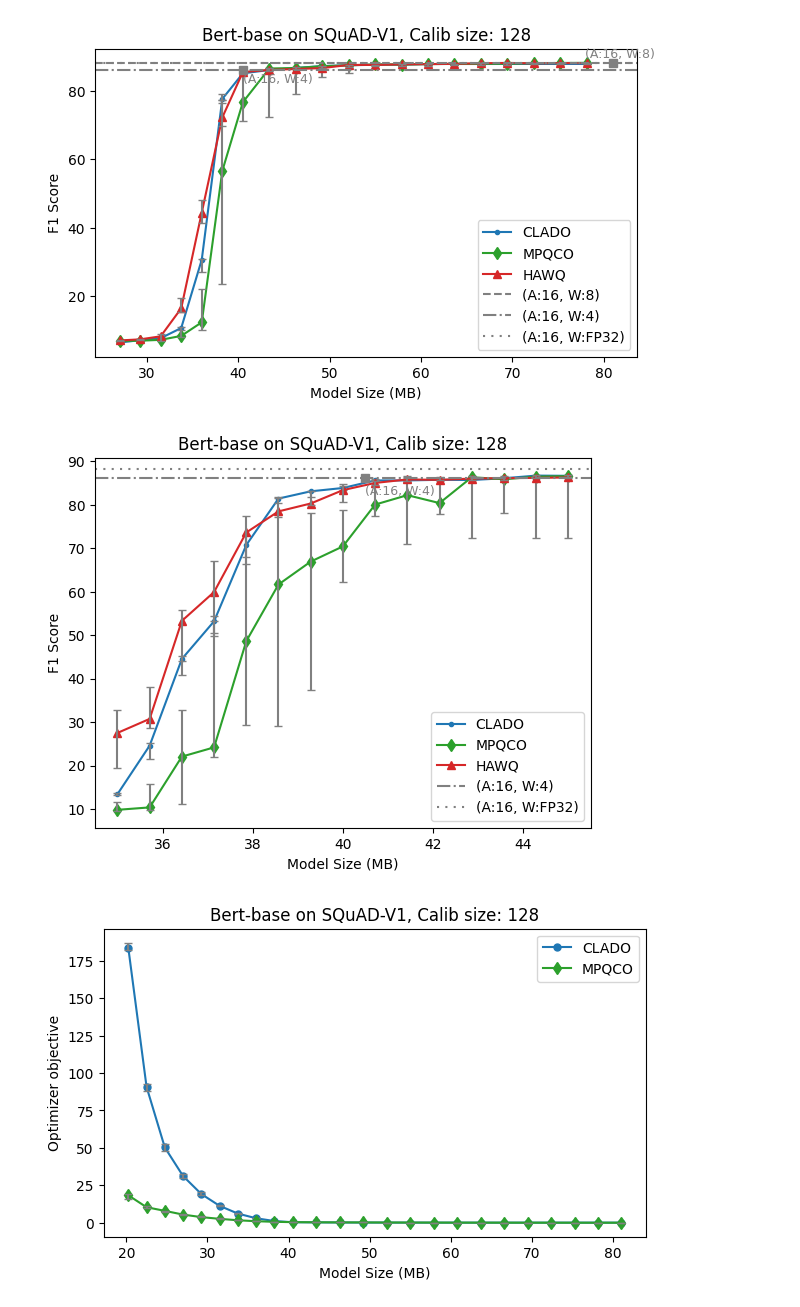
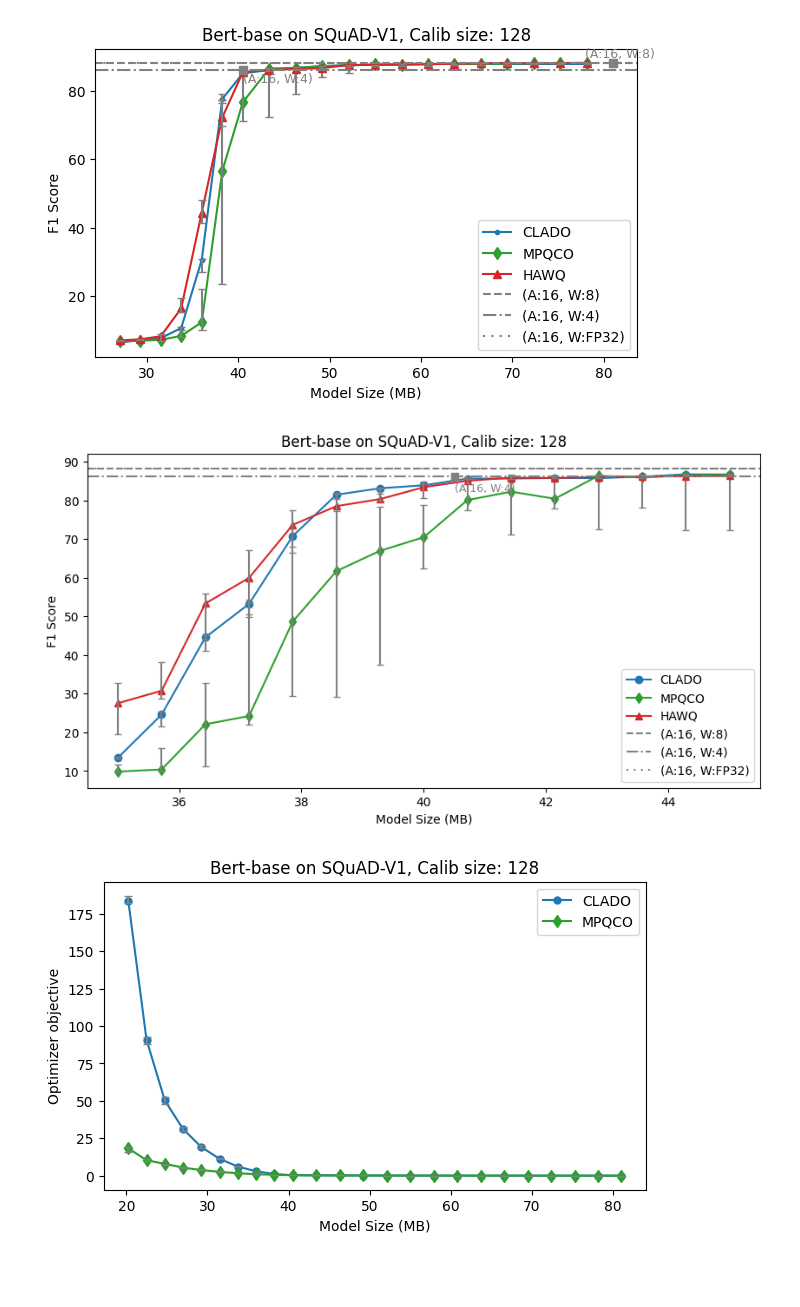
Before and after one commit to JamesTuna/CLADO_MPQ, a Jupyter notebook: bert/CLADO_multiWeight_bert-base.ipynb, the cells around one changed output. Saved outputs shown, nothing was run; the diff lists cells and outputs as text; code cells hidden in the pictures; blank space fills up the shorter version.

Commit message:
updated figures for bert

```diff
--- a/bert/CLADO_multiWeight_bert-base.ipynb
+++ b/bert/CLADO_multiWeight_bert-base.ipynb
@@ -702,43 +702,43 @@ y_error_naive = [y_errormin_naive, y_errormax_naive]
 y_error_mpqco = [y_errormin_mpqco, y_errormax_mpqco]
 y_error_hawq = [y_errormin_hawq, y_errormax_hawq]
 
-#plt.rcParams['figure.figsize'] = (10,5)
+plt.rcParams['figure.figsize'] = (10,5)
 
-plt.plot(xs, np.quantile(f1_clado, 0.5, axis=0), marker='.', label=f'CLADO', color='#1f77b4')
+plt.plot(xs, np.quantile(f1_clado, 0.5, axis=0), marker='o', label=f'CLADO', color='#1f77b4')
 plt.errorbar(xs, np.quantile(f1_clado, 0.5, axis=0), yerr = y_error_clado, linestyle = 'None', ecolor='gray', capsize=3)
 # plt.plot(xs, np.quantile(f1_naive, 0.5, axis=0), marker='x', label=f'NAIVE', color='#ff7f0e')
 # plt.errorbar(xs, np.quantile(f1_naive, 0.5, axis=0), yerr = y_error_naive, linestyle = 'None', ecolor='gray', capsize=3)
 plt.plot(xs, np.quantile(f1_mpqco, 0.5, axis=0), marker='d', label=f'MPQCO', color='#2ca02c')
 plt.errorbar(xs, np.quantile(f1_mpqco, 0.5, axis=0), yerr = y_error_mpqco, linestyle = 'None', ecolor='gray', capsize=3)
 plt.plot(xs, np.quantile(f1_hawq, 0.5, axis=0), marker='^', label=f'HAWQ', color='#d62728')
 plt.errorbar(xs, np.quantile(f1_hawq, 0.5, axis=0), yerr = y_error_hawq, linestyle = 'None', ecolor='gray', capsize=3)
 
 
 # plt.plot([81.0],[88.16565997853645], color='gray', marker='s')
 # plt.annotate("(A:16, W:8)", (81 - 3.0, 88.16565997853645 + 1.6), size=9, color='gray')
-# plt.axhline(y=88.16565997853645, color='gray', linestyle='--', label='(A:16, W:8)')
+plt.axhline(y=88.16565997853645, color='gray', linestyle='--', label='(A:16, W:8)')
 # # model size is:  81.0, {'eval_exact_match': 80.96499526963103, 'eval_f1': 88.16565997853645, 'eval_loss': 0.9958921074867249}
 
 plt.plot([40.5],[86.180744805817], color='gray', marker='s')
 plt.annotate("(A:16, W:4)", (40.5, 86.180744805817 -3.8), size=9, color='gray')
 plt.axhline(y=86.180744805817, color='gray', linestyle='-.', label='(A:16, W:4)')
 # model size is:  40.5, {'eval_exact_match': 77.78618732261117, 'eval_f1': 86.180744805817, 'eval_loss': 1.0381795167922974}
 
 # plt.plot([20.25],[7.186451306104543,], color='gray', marker='s')
 # plt.annotate("(A:16, W:2)", (20.25 - 3.0, 7.186451306104543 +1.8,), size=9, color='gray')
 # plt.axhline(y=7.186451306104543, color='gray', linestyle=':', label='(A:16, W:2)')
 # # model size is:  20.25, {'eval_exact_match': 0.3216650898770104, 'eval_f1': 7.186451306104543, 'eval_loss': 5.938819885253906}
 
 plt.axhline(y=88.2139240722649, color='gray', linestyle=(0, (1, 3)), label='(A:16, W:FP32)')
 # fp32 metrics:  {'eval_exact_match': 80.90823084200568, 'eval_f1': 88.2139240722649, 'eval_loss': 0.9968518614768982}
 
 plt.title('Bert-base on SQuAD-V1, Calib size: 128')
 plt.ylabel('F1 Score')
 plt.xlabel('Model Size (MB)')
 plt.legend()
 plt.show()
 # %% [output]
-[figure, old version]
+[figure, new version]
 # %%
 import matplotlib.pyplot as plt
 import pickle
```
Also changed, not shown: parts of 1 cell of this notebook.
